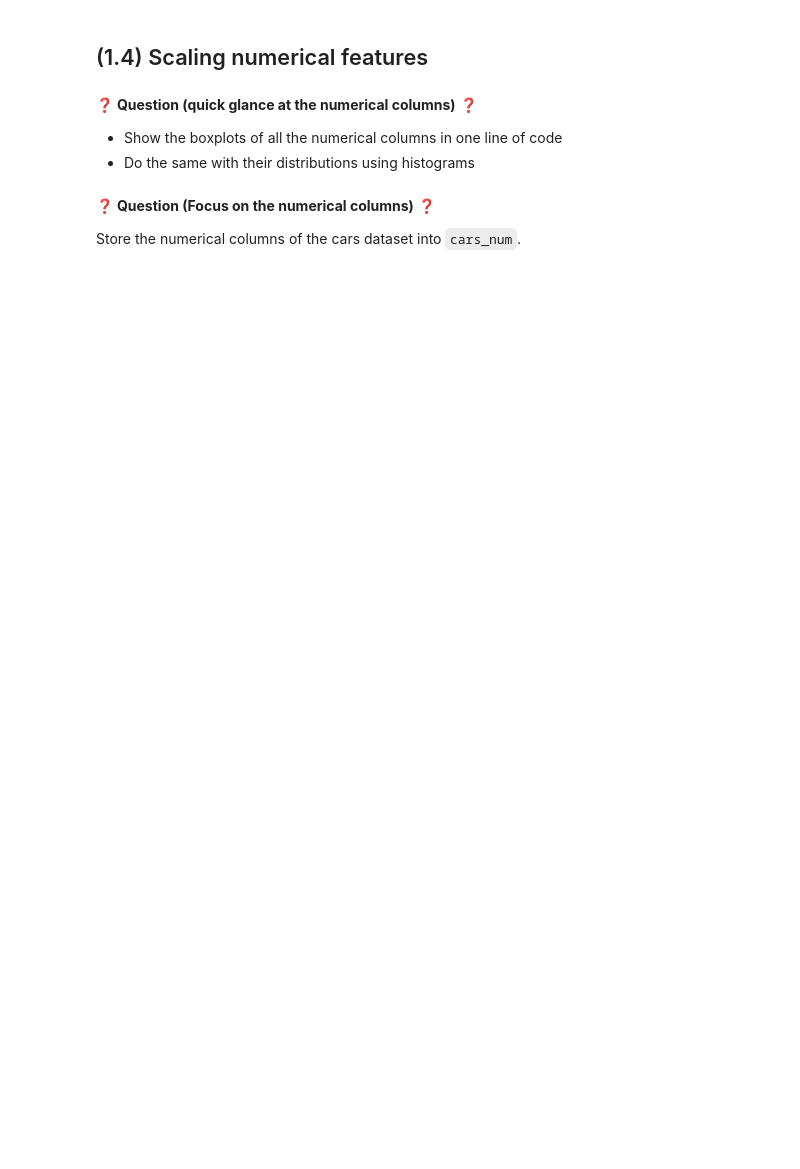
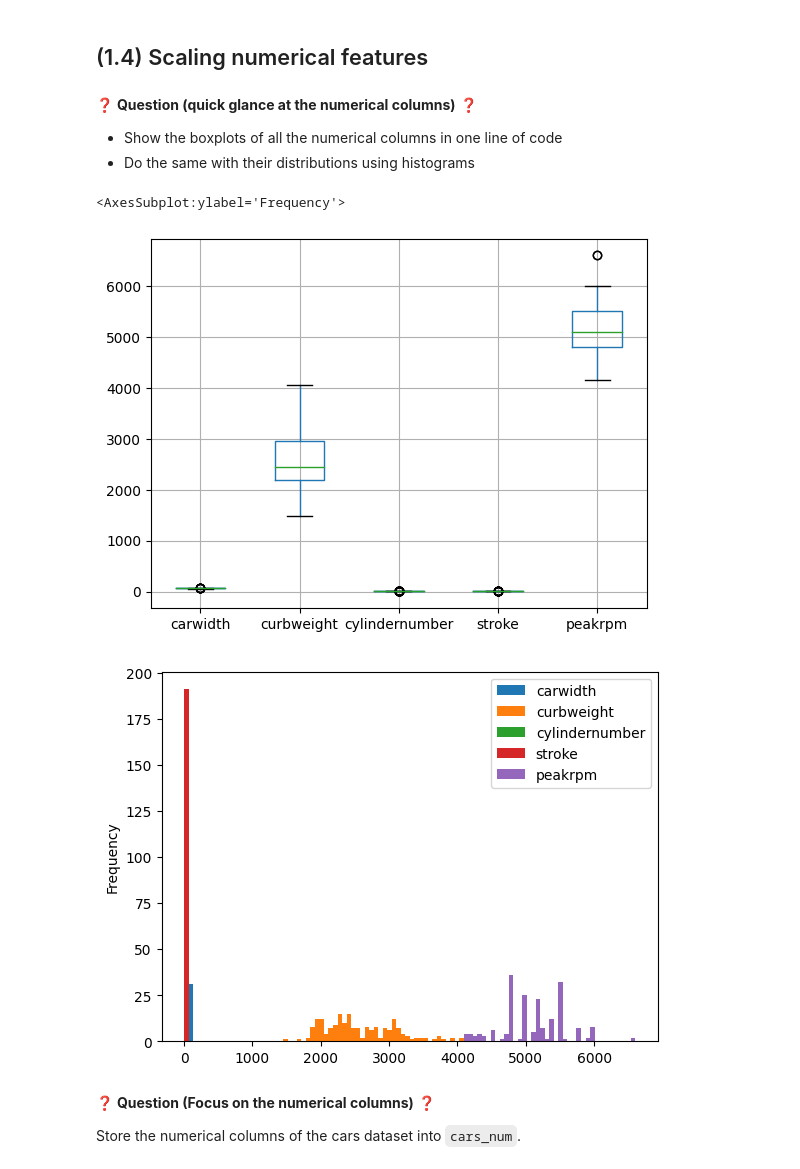
Before and after one commit to andyheggs/data-cars_preparation, a Jupyter notebook: Recap - The Cars Dataset.ipynb, the cells around one changed output. Cells and saved outputs as stored; diff of their text form; code cells hidden in the pictures; blank space fills up the shorter version.

Commit message:
Car dataset-full

```diff
--- a/Recap - The Cars Dataset.ipynb
+++ b/Recap - The Cars Dataset.ipynb
@@ -63,0 +101,12 @@ cars.shape # 205 cars x 8 features
+# %%
+# Let's convert the numbers to proper numbers
+
+cars['cylindernumber'] = cars['cylindernumber'].map({"four":4,
+                                                    "six":6,
+                                                    "five":5,
+                                                    "eight":8,
+                                                    "two":2,
+                                                    "three":3,
+                                                    "twelve":12})
+
+cars['cylindernumber'].value_counts()
@@ -75,0 +150,3 @@ Compute the number of duplicated rows that the cars dataset has.
+# %%
+cars = cars.drop_duplicates().reset_index(drop=True) # no need to remember the previous index
+cars
@@ -113,3 +226,10 @@ What is the percentage of `NaN` for each feature?
+# %%
+cars.boxplot() # Graph boxplot of dataset
+cars.plot.hist(bins=100) # Graph histograms of dataset
+# %% [output]
+<AxesSubplot:ylabel='Frequency'>
+[figure, added]
+[figure, added]
 # %% [markdown]
 ❓ **Question (Focus on the numerical columns)** ❓
 
```
Also changed, not shown: parts of 48 cells of this notebook.
